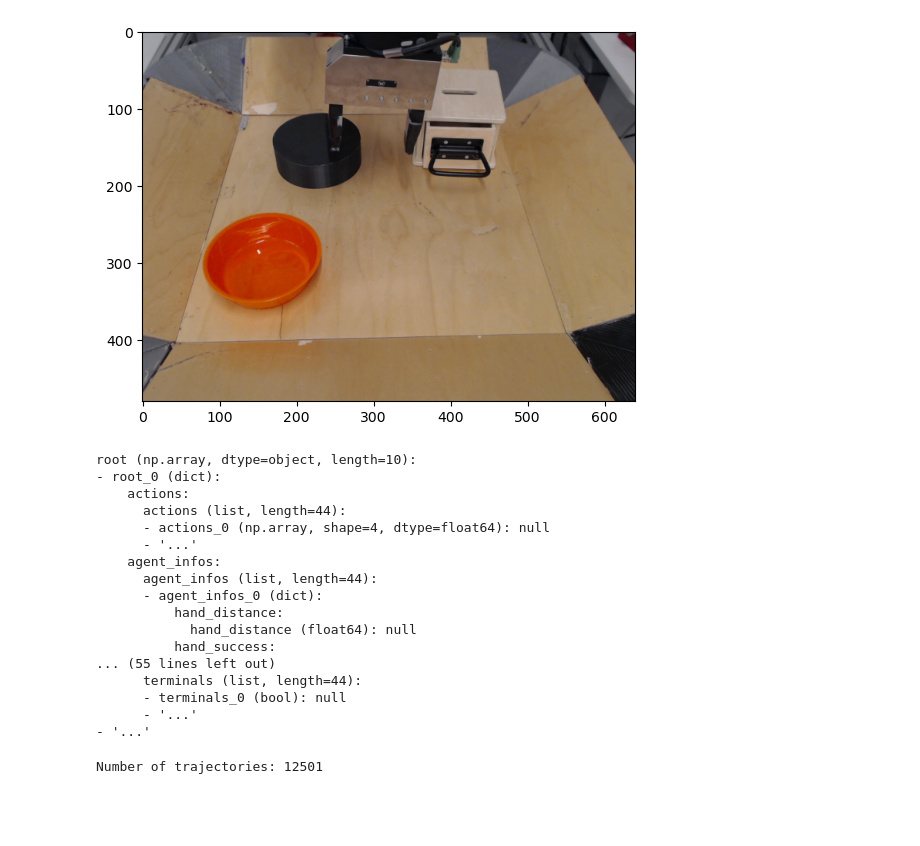
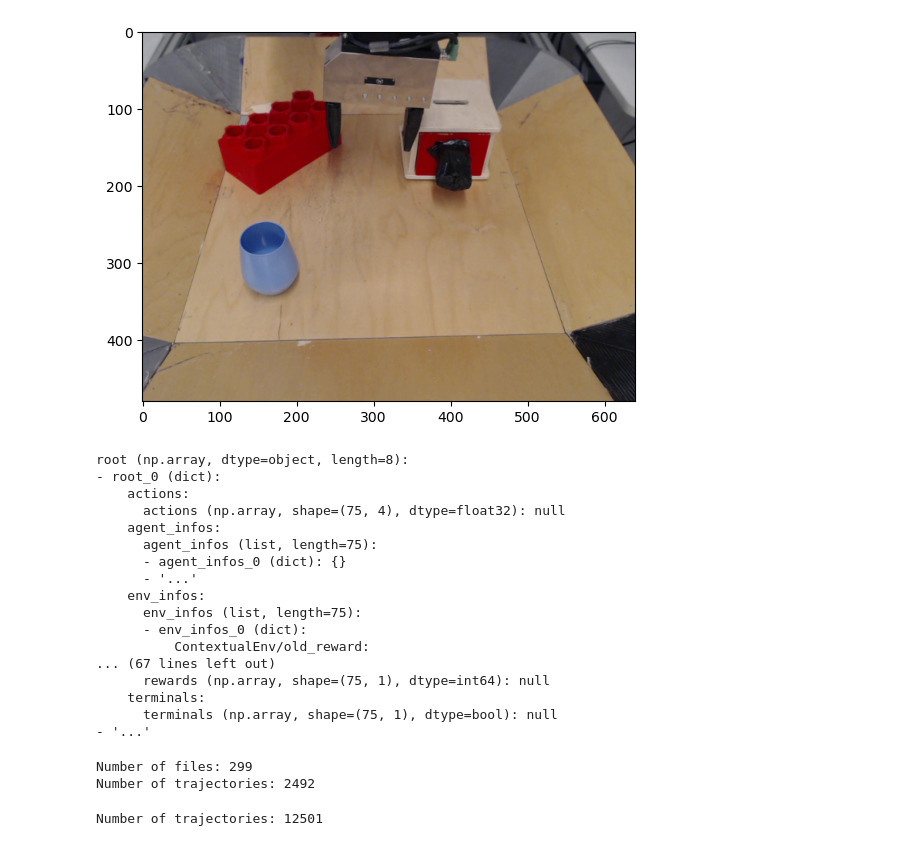
Before and after one commit to leochartrand/rlkit_data, a Jupyter notebook: dataset_exploration/dataset_exploration.ipynb, the cells around one changed output. Saved outputs shown, nothing was run; the diff lists cells and outputs as text; code cells hidden in the pictures; blank space fills up the shorter version.

```diff
--- a/dataset_exploration/dataset_exploration.ipynb
+++ b/dataset_exploration/dataset_exploration.ipynb
@@ -7,12 +7,12 @@ import glob
 import json
 from tqdm import tqdm
 # %%
-data = np.load('../data/fixed_drawer/obj_fixed_drawer_distractor1.npy', allow_pickle=True)
+data = np.load('../data/onpolicy_eval/baselines-new-drawer-0.npy', allow_pickle=True)
 image = cv2.cvtColor(data[0]["observations"][0]["hires_image_observation"], cv2.COLOR_BGR2RGB)
 plt.imshow(image)
 plt.show()
 # %% [output]
-[figure, old version]
+[figure, new version]
 # %%
 def visualize_structure(data, get_length=False, name="root"):
     if isinstance(data, dict):
@@ -43,22 +43,22 @@ tree = visualize_structure(data=data, get_length=True)
 yaml_str = yaml.dump(tree, default_flow_style=False)
 print(yaml_str)
 # %% [output]
-root (np.array, dtype=object, length=10):
+root (np.array, dtype=object, length=8):
 - root_0 (dict):
     actions:
-      actions (list, length=44):
-      - actions_0 (np.array, shape=4, dtype=float64): null
+      actions (np.array, shape=(75, 4), dtype=float32): null
+    agent_infos:
+      agent_infos (list, length=75):
+      - agent_infos_0 (dict): {}
       - '...'
-    agent_infos:
-      agent_infos (list, length=44):
-      - agent_infos_0 (dict):
-          hand_distance:
-            hand_distance (float64): null
-          hand_success:
-... (55 lines left out)
-      terminals (list, length=44):
-      - terminals_0 (bool): null
-      - '...'
+    env_infos:
+      env_infos (list, length=75):
+      - env_infos_0 (dict):
+          ContextualEnv/old_reward:
+... (67 lines left out)
+      rewards (np.array, shape=(75, 1), dtype=int64): null
+    terminals:
+      terminals (np.array, shape=(75, 1), dtype=bool): null
 - '...'
 # %%
 def count_unique_structure_in_files(files, get_length=False):
@@ -75,4 +75,11 @@ def count_unique_structure_in_files(files, get_length=False):
             print(f"Error processing file {file}: {e}")
 
     return len(unique_structures), unique_structures
+# %%
+files = glob.glob("../data/**/*.npy", recursive=True)
+print("Number of files:", len(files))
+print("Number of trajectories:", sum(len(np.load(file, allow_pickle=True)) for file in files))
+# %% [output]
+Number of files: 299
+Number of trajectories: 2492
 # %%
```
Also changed, not shown: parts of 1 cell of this notebook, 6 other files.
